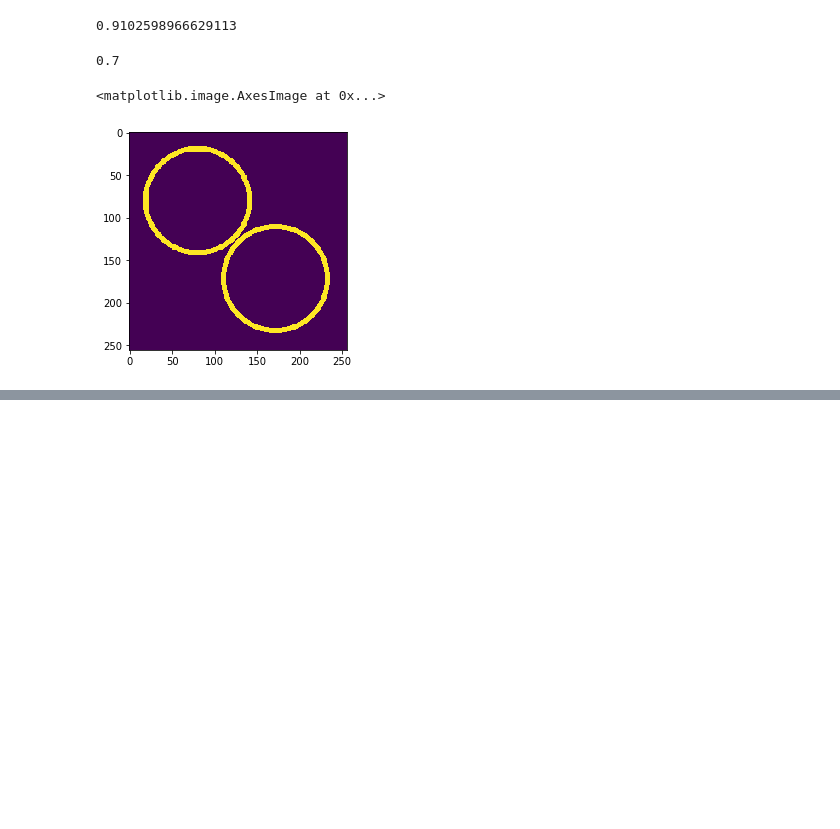
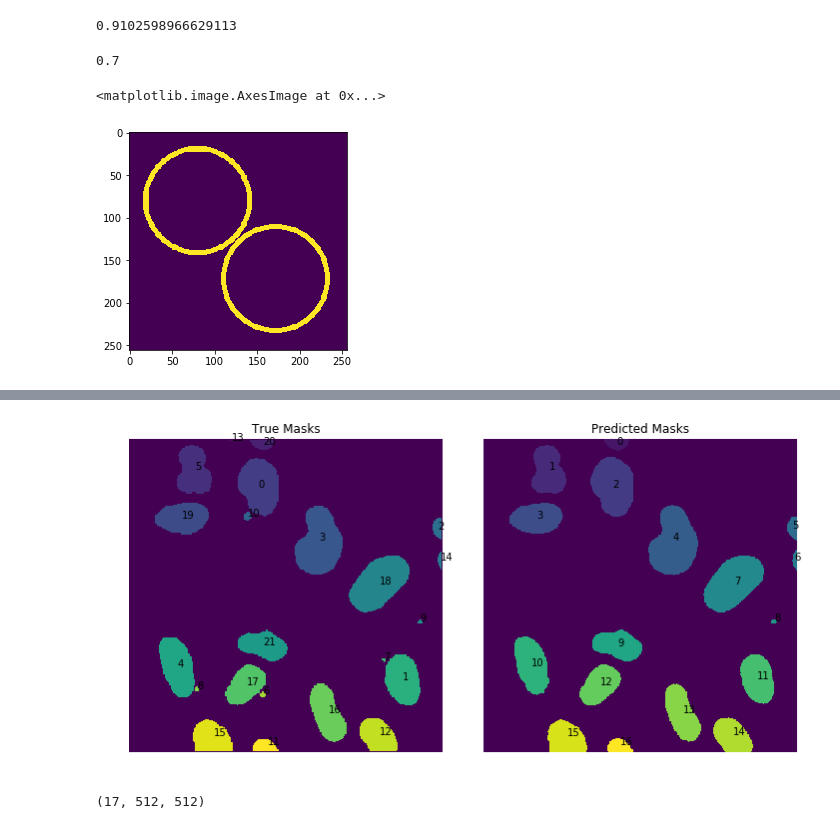
Before and after one commit to jaidevd/jaidevd.github.io, a Jupyter notebook: blog/posts/weighted-loss-functions-for-instance-segmentation.ipynb, the cells around one changed output, grey strips where cells are left out. Saved outputs shown, nothing was run; the diff lists cells and outputs as text; code cells hidden in the pictures; blank space fills up the shorter version.

```diff
--- a/blog/posts/weighted-loss-functions-for-instance-segmentation.ipynb
+++ b/blog/posts/weighted-loss-functions-for-instance-segmentation.ipynb
@@ -125,0 +172,80 @@ plt.imshow(np.abs(y_true - y_pred_new))
+# %%
+def unsupervised_regions(image, threshold, blocksize):
+    image = img_as_ubyte(image)
+    masks = []
+    thresh = threshold(image, blocksize)
+    bw = closing(image > thresh, disk(5))
+    labeled = label(bw)
+    regions = regionprops(labeled)
+    for region in regions:
+        mask = np.zeros(image.shape)
+        minr, minc, maxr, maxc = region.bbox
+        mask[minr:maxr, minc:maxc] = region.image.astype(int)
+        masks.append(mask)
+    return np.array(masks)
+
+
+def inverse_rle(x, imsize):
+    mask = np.zeros(imsize, dtype=bool).ravel(order='F')
+    for startix, length in zip(x[::2], x[1::2]):
+        mask[(startix - 1):(startix - 1 + length)] = True
+    return mask.reshape(imsize, order='F')
+
+
+# IDEAL_IMAGEID = '2a2032c4ed78f3fc64de7e5efd0bec26a81680b07404eaa54a1744b7ab3f8365'
+ORIGINAL_SIZE = 360, 360
+x = imread('images/iou-example.jpg', as_grey=True)
+
+predicted_masks = unsupervised_regions(x, threshold_otsu, 3)
+predicted_masks = predicted_masks.astype(int)
+labeled = label(predicted_masks.sum(0))
+
+act_masks = []
+with open('data/iou-mask-rle.txt', 'r') as fin:
+    rle_masks = fin.readlines()
+for mask in rle_masks:
+    maskarray = inverse_rle(list(map(int, mask.rstrip().split())), ORIGINAL_SIZE)
+    act_masks.append(maskarray)
+act_masks = np.array(act_masks)
+act_masks = resize(act_masks.T, x.shape[::-1], preserve_range=True).T.astype(int)
+y_label = label(act_masks.sum(0))
+
+act_centers = []
+predicted_centers = []
+for mask in act_masks:
+    r = regionprops(mask)[0]
+    rmin, cmin, rmax, cmax = r.bbox
+    rc = (rmin + rmax) / 2
+    cc = (cmin + cmax) / 2
+    act_centers.append((rc, cc))
+
+for mask in predicted_masks:
+    r = regionprops(mask)[0]
+    rmin, cmin, rmax, cmax = r.bbox
+    rc = (rmin + rmax) / 2
+    cc = (cmin + cmax) / 2
+    predicted_centers.append((rc, cc))
+
+
+fig, ax = plt.subplots(nrows=1, ncols=2, figsize=(10, 8))
+ax1, ax2 = ax
+ax1.set_axis_off()
+ax2.set_axis_off()
+ax1.imshow(y_label)
+ax2.imshow(labeled)
+
+for i, c in enumerate(act_centers):
+    ax1.annotate(str(i), xy=c[::-1])
+
+for i, c in enumerate(predicted_centers):
+    ax2.annotate(str(i), xy=c[::-1])
+
+ax1.set_title('True Masks')
+ax2.set_title('Predicted Masks')
+fig.tight_layout()
+# %% [output]
+[figure, added]
+# %%
+predicted_masks.shape
+# %% [output]
+(17, 512, 512)
```
Also changed, not shown: parts of 45 cells of this notebook, 3 other files.
